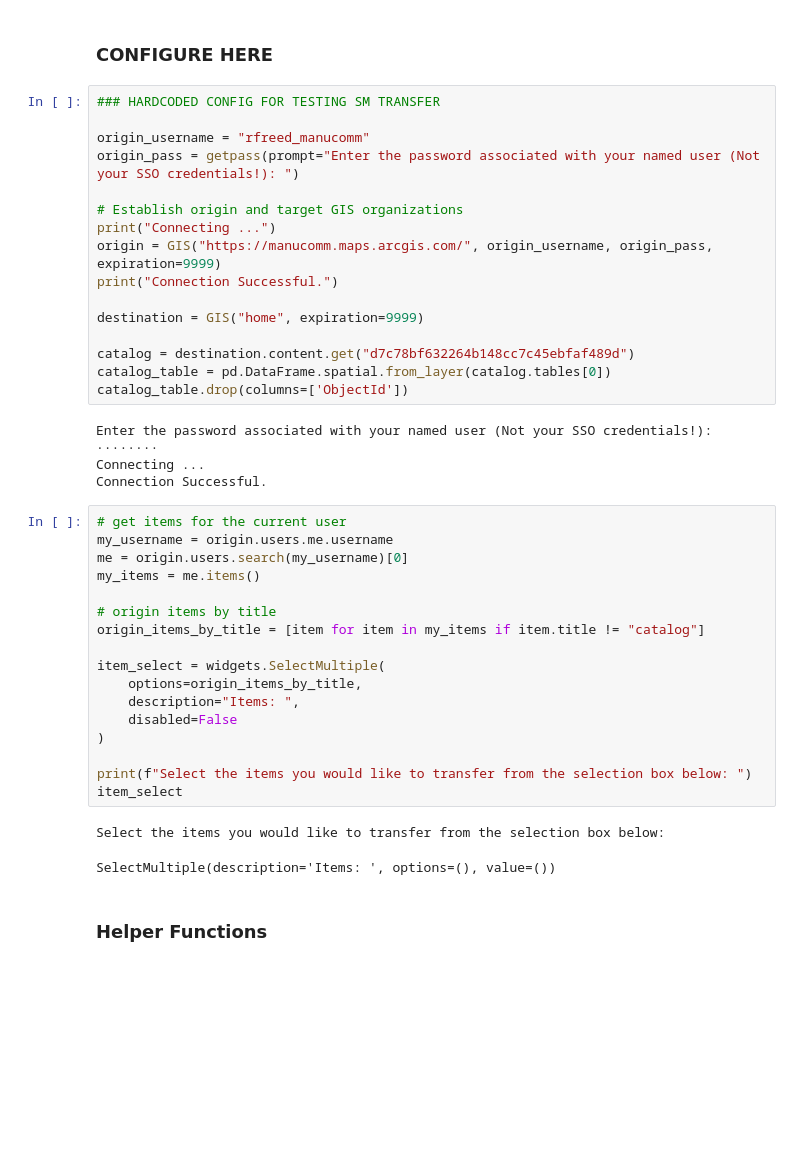
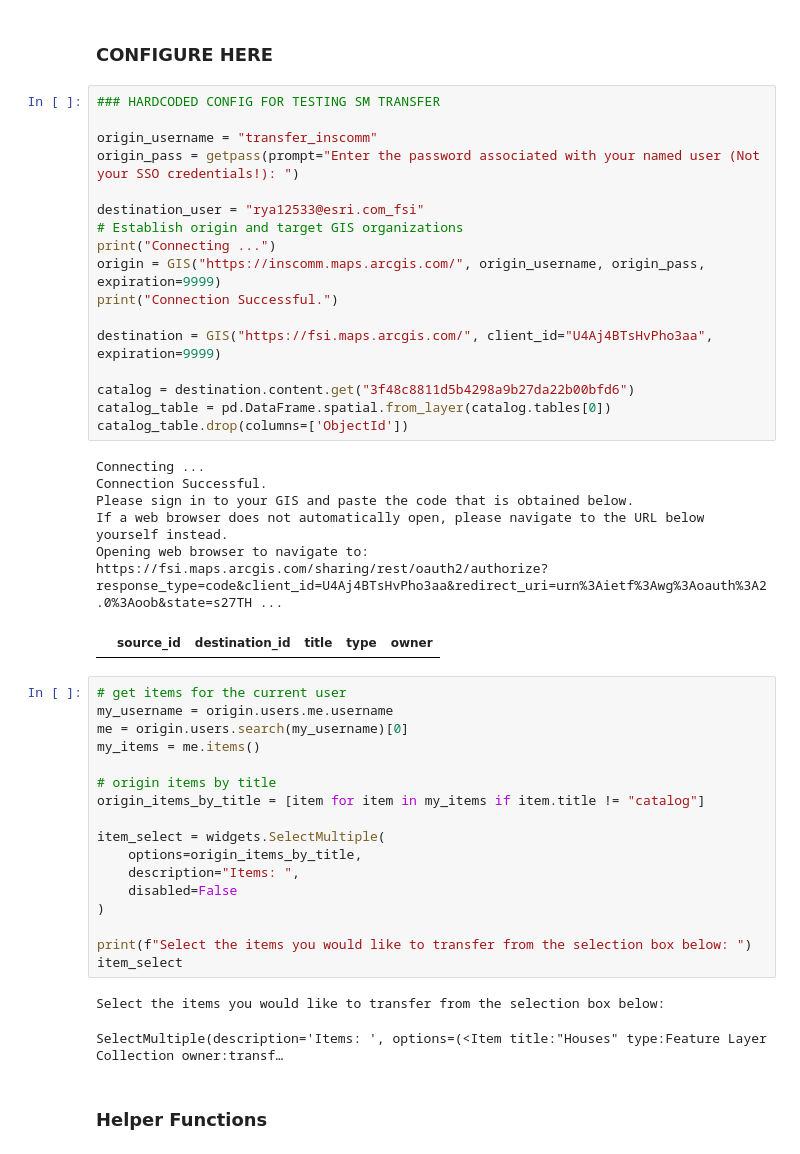
Before and after one commit to Esri-Private-Sector-SEs/gbd-migration, a Jupyter notebook: content_migration.ipynb, the cells around one changed output. Drawn from its saved outputs; the diff is of its cells as text; blank space fills up the shorter version.

```diff
--- a/content_migration.ipynb
+++ b/content_migration.ipynb
@@ -53,23 +54,27 @@ _version = [int(i) for i in __version__.split('.')]
 # %%
 ### HARDCODED CONFIG FOR TESTING SM TRANSFER
 
-origin_username = "rfreed_manucomm"
+origin_username = "transfer_inscomm"
 origin_pass = getpass(prompt="Enter the password associated with your named user (Not your SSO credentials!): ")
 
+destination_user = "rya12533@esri.com_fsi"
 # Establish origin and target GIS organizations
 print("Connecting ...")
-origin = GIS("https://manucomm.maps.arcgis.com/", origin_username, origin_pass, expiration=9999)
+origin = GIS("https://inscomm.maps.arcgis.com/", origin_username, origin_pass, expiration=9999)
 print("Connection Successful.")
 
-destination = GIS("home", expiration=9999)
+destination = GIS("https://fsi.maps.arcgis.com/", client_id="U4Aj4BTsHvPho3aa", expiration=9999)
 
-catalog = destination.content.get("d7c78bf632264b148cc7c45ebfaf489d")
+catalog = destination.content.get("3f48c8811d5b4298a9b27da22b00bfd6")
 catalog_table = pd.DataFrame.spatial.from_layer(catalog.tables[0])
 catalog_table.drop(columns=['ObjectId'])
 # %% [output]
-Enter the password associated with your named user (Not your SSO credentials!): ········
 Connecting ...
 Connection Successful.
+Please sign in to your GIS and paste the code that is obtained below.
+If a web browser does not automatically open, please navigate to the URL below yourself instead.
+Opening web browser to navigate to: https://fsi.maps.arcgis.com/sharing/rest/oauth2/authorize?response_type=code&client_id=U4Aj4BTsHvPho3aa&redirect_uri=urn%3Aietf%3Awg%3Aoauth%3A2.0%3Aoob&state=s27TH ...
+|  | source_id | destination_id | title | type | owner |
 # %%
 # get items for the current user
 my_username = origin.users.me.username
@@ -89,7 +94,7 @@ print(f"Select the items you would like to transfer from the selection box below
 item_select
 # %% [output]
 Select the items you would like to transfer from the selection box below:
-SelectMultiple(description='Items: ', options=(), value=())
+SelectMultiple(description='Items: ', options=(<Item title:"Houses" type:Feature Layer Collection owner:transf…
 # %% [markdown]
 ### Helper Functions
 # %%
```
Also changed, not shown: parts of 5 cells of this notebook.
